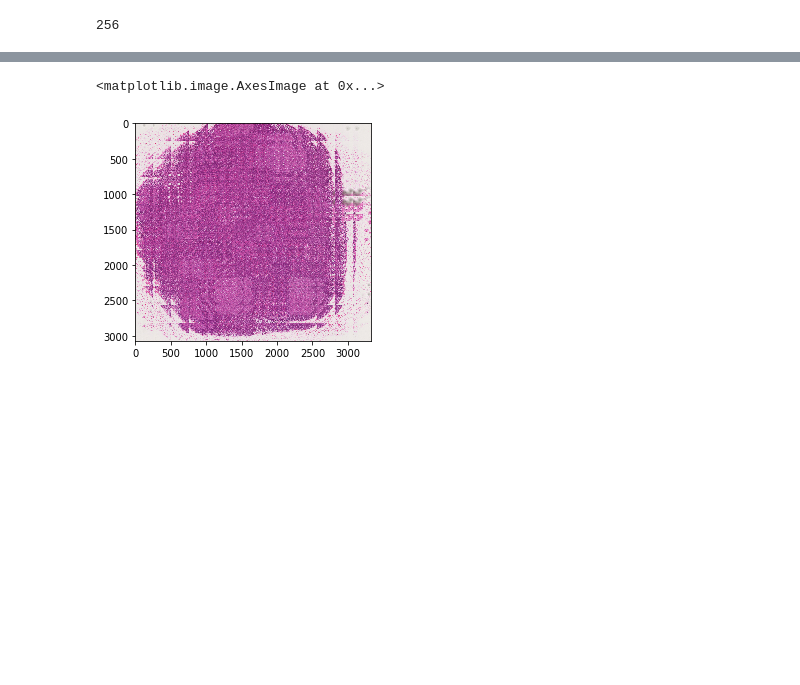
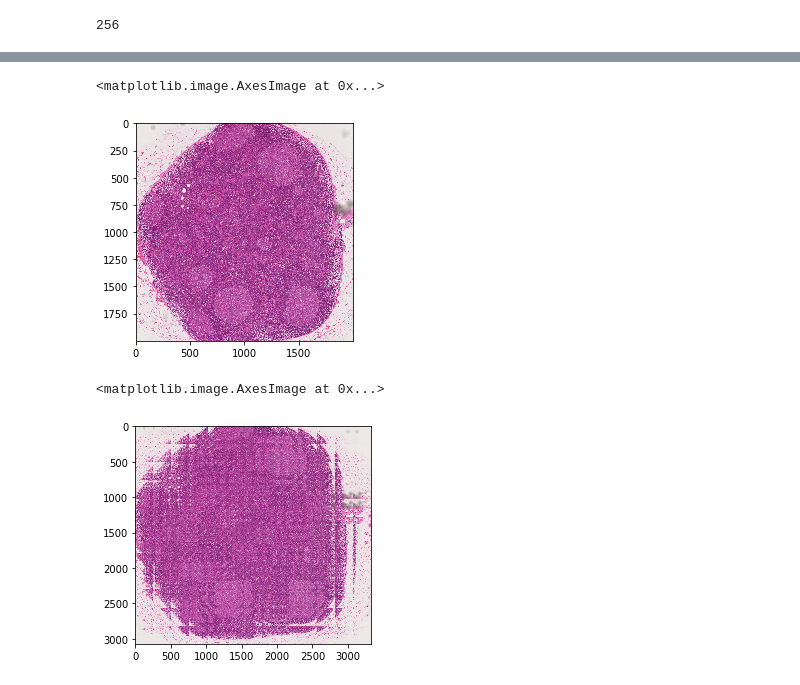
Before and after one commit to gregoryverghese/PySlide, a Jupyter notebook: example.ipynb, the cells around one changed output, grey strips where cells are left out. Cells and saved outputs as stored; diff of their text form; code cells hidden in the pictures; blank space fills up the shorter version.

```diff
--- a/example.ipynb
+++ b/example.ipynb
@@ -98,3 +148,8 @@ image=image.astype(np.uint8)
+# %%
+plt.imshow(image)
+# %% [output]
+<matplotlib.image.AxesImage at 0x...>
+[figure, added]
 # %%
 xmin=min([c[0] for c in s.coords])
 ymin=min([c[1] for c in s.coords])
```
Also changed, not shown: parts of 23 cells of this notebook, 3 other files.
